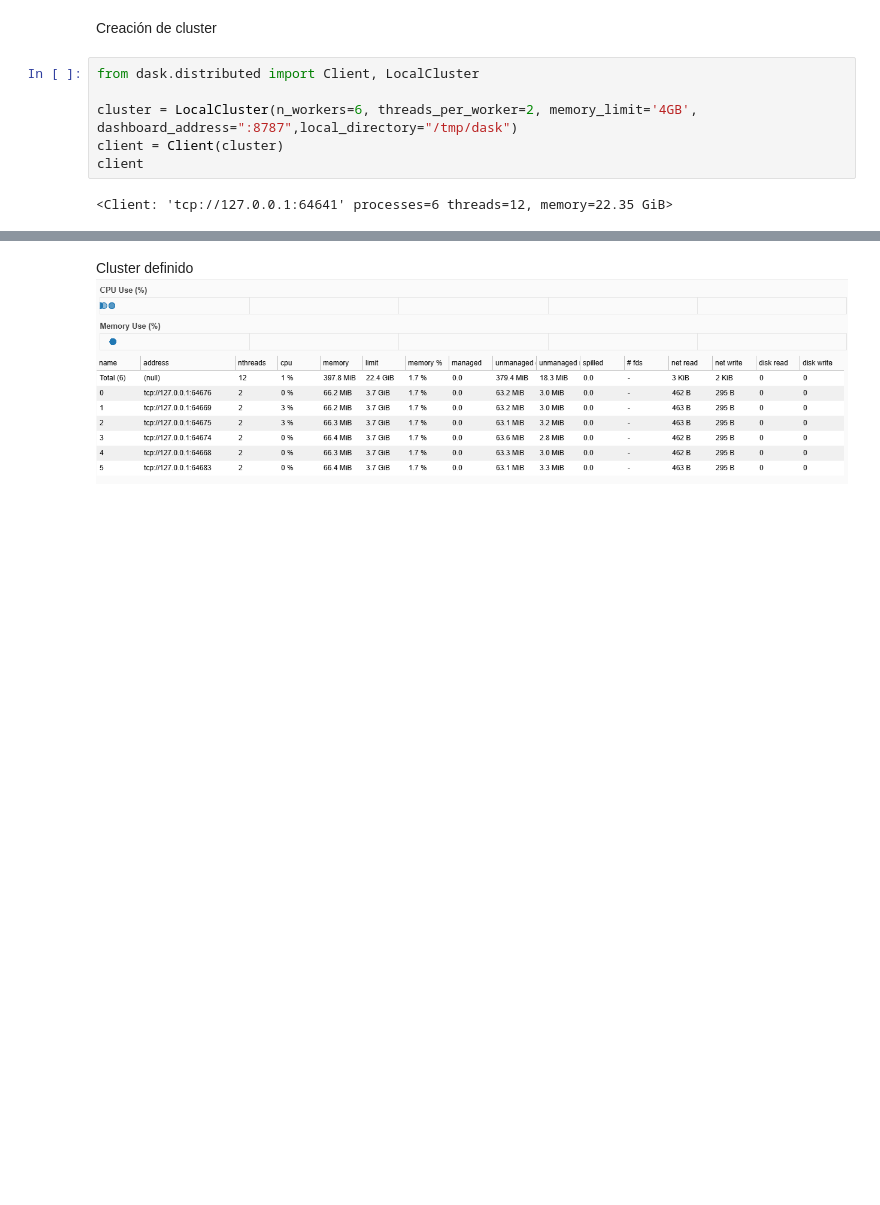
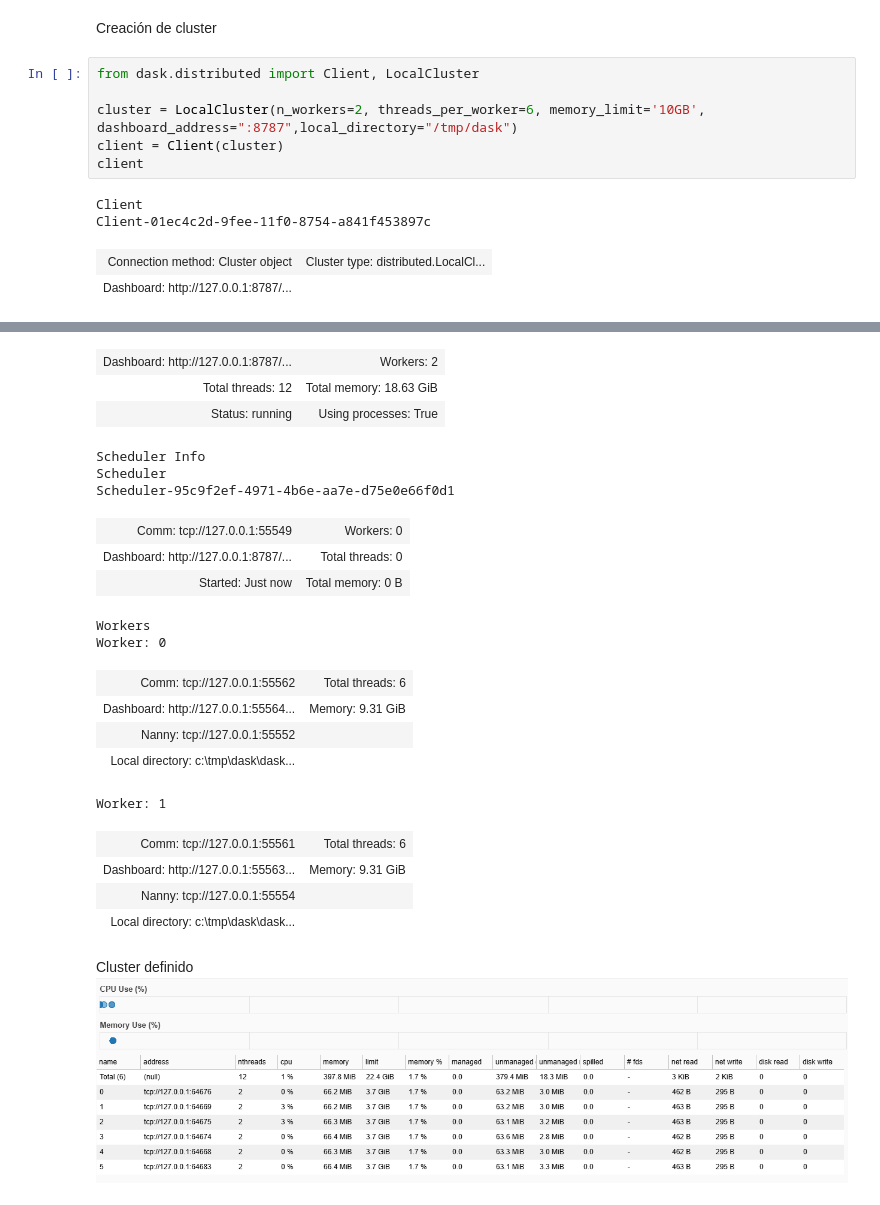
Before and after one commit to frenzydf/myBigDataTools, a Jupyter notebook: ditributed-computing.ipynb, the cells around one changed output, grey strips where cells are left out. Drawn from its saved outputs; the diff is of its cells as text; blank space fills up the shorter version.

```diff
--- a/ditributed-computing.ipynb
+++ b/ditributed-computing.ipynb
@@ -102,8 +102,11 @@ Creación de cluster
 # %%
 from dask.distributed import Client, LocalCluster
 
-cluster = LocalCluster(n_workers=6, threads_per_worker=2, memory_limit='4GB', dashboard_address=":8787",local_directory="/tmp/dask")
+cluster = LocalCluster(n_workers=2, threads_per_worker=6, memory_limit='10GB', dashboard_address=":8787",local_directory="/tmp/dask")
 client = Client(cluster)
 client
 # %% [output]
-<Client: 'tcp://127.0.0.1:64641' processes=6 threads=12, memory=22.35 GiB>
+Client
+Client-01ec4c2d-9fee-11f0-8754-a841f453897c
+| Connection method: Cluster object | Cluster type: distributed.LocalCl... |
+| Dashboard: http://127.0.0.1:8787/... |  |
@@ -127,3 +116,23 @@ bokeh.protocol.exceptions.ProtocolError: Token is expired. Configure the app wit
+| Dashboard: http://127.0.0.1:8787/... | Workers: 2 |
+| Total threads: 12 | Total memory: 18.63 GiB |
+| Status: running | Using processes: True |
+Scheduler Info
+Scheduler
+Scheduler-95c9f2ef-4971-4b6e-aa7e-d75e0e66f0d1
+| Comm: tcp://127.0.0.1:55549 | Workers: 0 |
+| Dashboard: http://127.0.0.1:8787/... | Total threads: 0 |
+| Started: Just now | Total memory: 0 B |
+Workers
+Worker: 0
+| Comm: tcp://127.0.0.1:55562 | Total threads: 6 |
+| Dashboard: http://127.0.0.1:55564... | Memory: 9.31 GiB |
+| Nanny: tcp://127.0.0.1:55552 |  |
+| Local directory: c:\tmp\dask\dask... |  |
+Worker: 1
+| Comm: tcp://127.0.0.1:55561 | Total threads: 6 |
+| Dashboard: http://127.0.0.1:55563... | Memory: 9.31 GiB |
+| Nanny: tcp://127.0.0.1:55554 |  |
+| Local directory: c:\tmp\dask\dask... |  |
 # %% [markdown]
 Cluster definido
 ![image.png](attachment:image.png)
```
Also changed, not shown: parts of 6 cells of this notebook, 1 other file.
